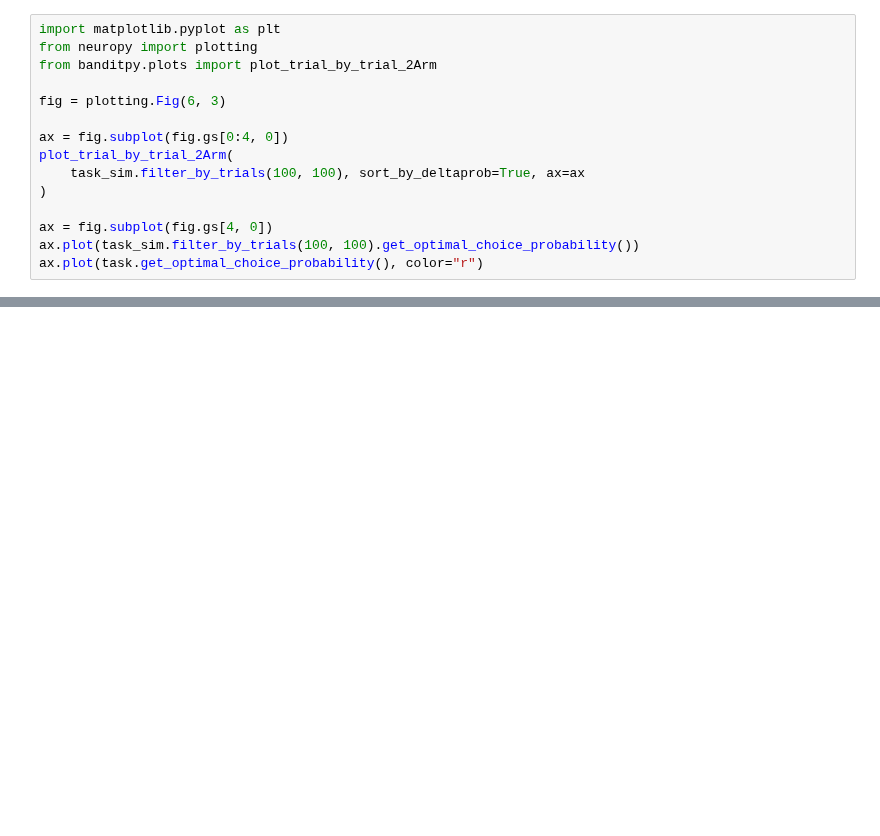
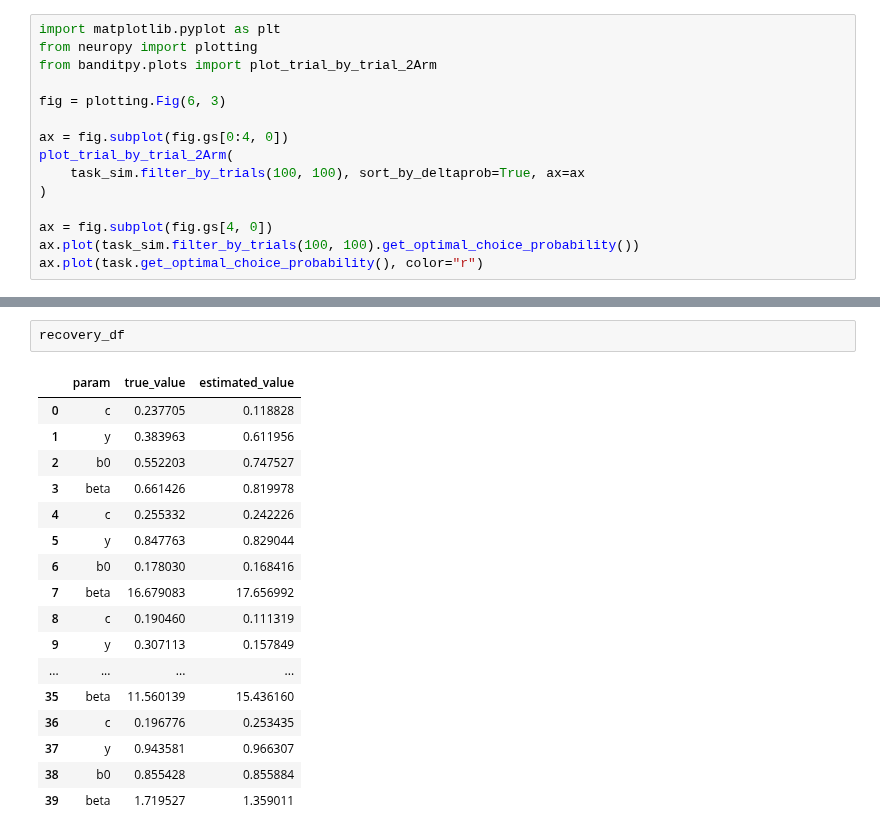
Before and after one commit to bapungiri/py_adlab_bg, a Jupyter notebook: mab_model_simulation.ipynb, the cells around one changed output, grey strips where cells are left out. Cells and saved outputs as stored; diff of their text form; blank space fills up the shorter version.

```diff
--- a/mab_model_simulation.ipynb
+++ b/mab_model_simulation.ipynb
@@ -34,0 +108,20 @@ ax.plot(task.get_optimal_choice_probability(), color="r")
+# %%
+recovery_df
+# %% [output]
+|  | param | true_value | estimated_value |
+| 0 | c | 0.237705 | 0.118828 |
+| 1 | y | 0.383963 | 0.611956 |
+| 2 | b0 | 0.552203 | 0.747527 |
+| 3 | beta | 0.661426 | 0.819978 |
+| 4 | c | 0.255332 | 0.242226 |
+| 5 | y | 0.847763 | 0.829044 |
+| 6 | b0 | 0.178030 | 0.168416 |
+| 7 | beta | 16.679083 | 17.656992 |
+| 8 | c | 0.190460 | 0.111319 |
+| 9 | y | 0.307113 | 0.157849 |
+| ... | ... | ... | ... |
+| 35 | beta | 11.560139 | 15.436160 |
+| 36 | c | 0.196776 | 0.253435 |
+| 37 | y | 0.943581 | 0.966307 |
+| 38 | b0 | 0.855428 | 0.855884 |
+| 39 | beta | 1.719527 | 1.359011 |
```
Also changed, not shown: parts of 4 cells of this notebook, 2 other files.
